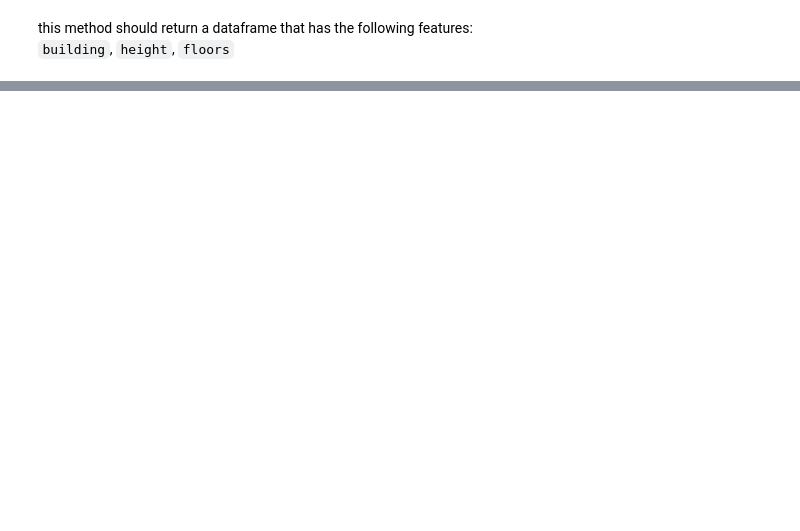
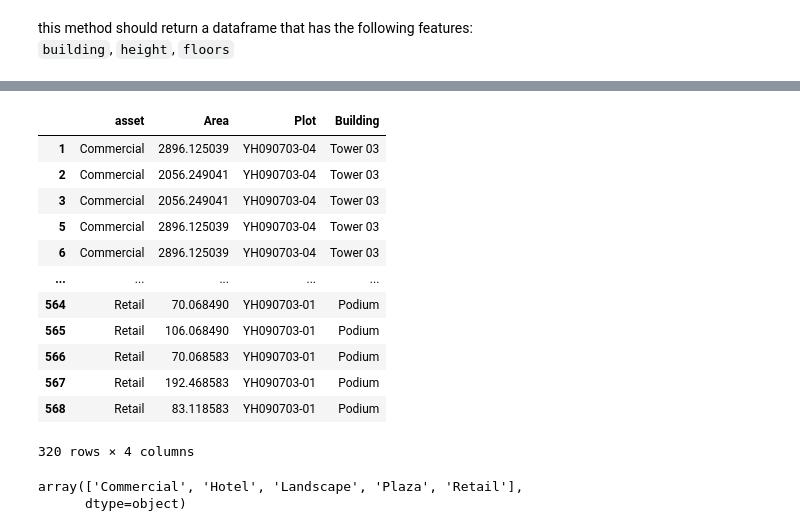
Before and after one commit to hramzan01/project_zero, a Jupyter notebook: nb_typologies.ipynb, the cells around one changed output, grey strips where cells are left out. Drawn from its saved outputs; the diff is of its cells as text; code cells hidden in the pictures; blank space fills up the shorter version.

```diff
--- a/nb_typologies.ipynb
+++ b/nb_typologies.ipynb
@@ -179,0 +226,23 @@ dtype: int64
+# %%
+# rename column to match coeff for merge
+df_model.rename(columns={'Typology': 'asset'}, inplace=True)
+df_model
+# %% [output]
+|  | asset | Area | Plot | Building |
+| 1 | Commercial | 2896.125039 | YH090703-04 | Tower 03 |
+| 2 | Commercial | 2056.249041 | YH090703-04 | Tower 03 |
+| 3 | Commercial | 2056.249041 | YH090703-04 | Tower 03 |
+| 5 | Commercial | 2896.125039 | YH090703-04 | Tower 03 |
+| 6 | Commercial | 2896.125039 | YH090703-04 | Tower 03 |
+| ... | ... | ... | ... | ... |
+| 564 | Retail | 70.068490 | YH090703-01 | Podium |
+| 565 | Retail | 106.068490 | YH090703-01 | Podium |
+| 566 | Retail | 70.068583 | YH090703-01 | Podium |
+| 567 | Retail | 192.468583 | YH090703-01 | Podium |
+| 568 | Retail | 83.118583 | YH090703-01 | Podium |
+320 rows × 4 columns
+# %%
+df_model.asset.unique()
+# %% [output]
+array(['Commercial', 'Hotel', 'Landscape', 'Plaza', 'Retail'],
+      dtype=object)
```
Also changed, not shown: parts of 17 cells of this notebook, 1 other file.
